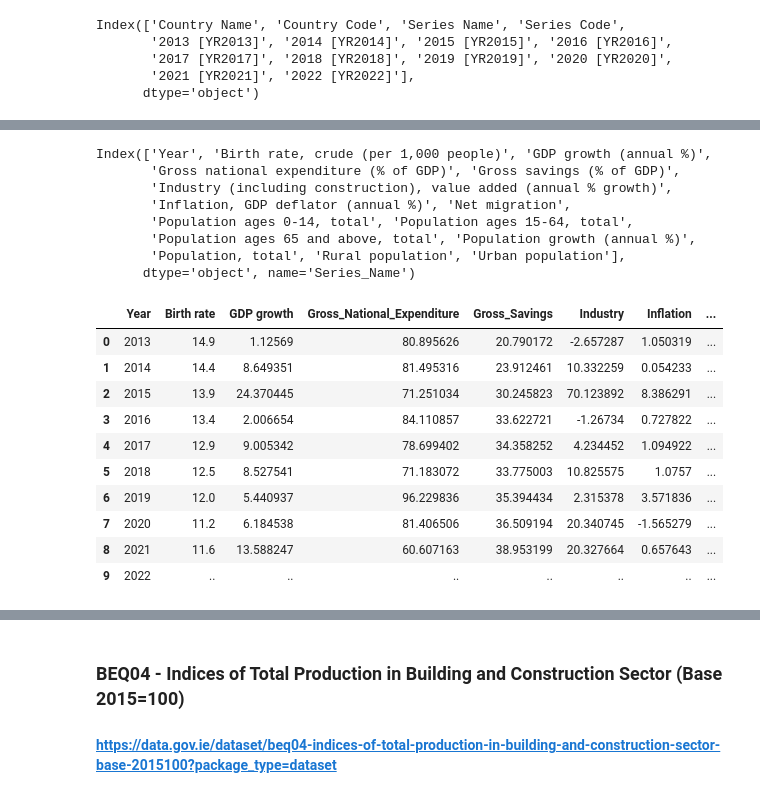
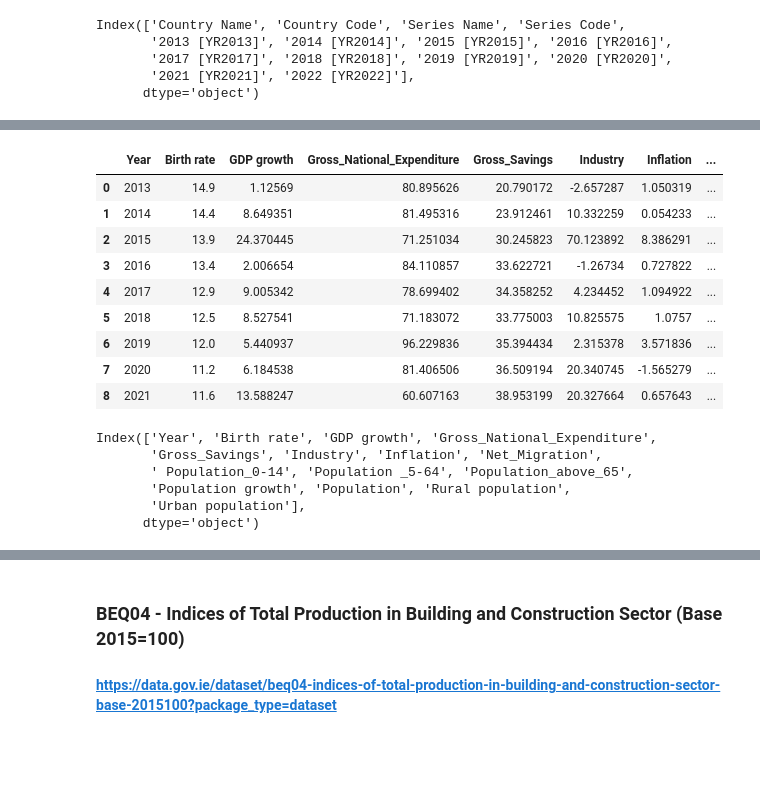
Before and after one commit to aytenkermencct/assesment_cct, a Jupyter notebook: dataPreperation.ipynb, the cells around one changed output, grey strips where cells are left out. Drawn from its saved outputs; the diff is of its cells as text; code cells hidden in the pictures; blank space fills up the shorter version.

```diff
--- a/dataPreperation.ipynb
+++ b/dataPreperation.ipynb
@@ -246,31 +248,32 @@ df_pivot
 | 7 | 2020 | 11.2 | 6.184538 | 81.406506 | 36.509194 | ... |
 | 8 | 2021 | 11.6 | 13.588247 | 60.607163 | 38.953199 | ... |
 | 9 | 2022 | .. | .. | .. | .. | ... |
+# %%
+df_pivot.drop(9, inplace=True)
+df_pivot
+# %% [output]
+|  | Year | Birth rate | GDP growth | Gross_National_Expenditure | Gross_Savings | Industry | Inflation | ... |
+| 0 | 2013 | 14.9 | 1.12569 | 80.895626 | 20.790172 | -2.657287 | 1.050319 | ... |
+| 1 | 2014 | 14.4 | 8.649351 | 81.495316 | 23.912461 | 10.332259 | 0.054233 | ... |
+| 2 | 2015 | 13.9 | 24.370445 | 71.251034 | 30.245823 | 70.123892 | 8.386291 | ... |
+| 3 | 2016 | 13.4 | 2.006654 | 84.110857 | 33.622721 | -1.26734 | 0.727822 | ... |
+| 4 | 2017 | 12.9 | 9.005342 | 78.699402 | 34.358252 | 4.234452 | 1.094922 | ... |
+| 5 | 2018 | 12.5 | 8.527541 | 71.183072 | 33.775003 | 10.825575 | 1.0757 | ... |
+| 6 | 2019 | 12.0 | 5.440937 | 96.229836 | 35.394434 | 2.315378 | 3.571836 | ... |
+| 7 | 2020 | 11.2 | 6.184538 | 81.406506 | 36.509194 | 20.340745 | -1.565279 | ... |
+| 8 | 2021 | 11.6 | 13.588247 | 60.607163 | 38.953199 | 20.327664 | 0.657643 | ... |
 # %%
 df_pivot.columns
 # %% [output]
-Index(['Year', 'Birth rate, crude (per 1,000 people)', 'GDP growth (annual %)',
-       'Gross national expenditure (% of GDP)', 'Gross savings (% of GDP)',
-       'Industry (including construction), value added (annual % growth)',
-       'Inflation, GDP deflator (annual %)', 'Net migration',
-       'Population ages 0-14, total', 'Population ages 15-64, total',
-       'Population ages 65 and above, total', 'Population growth (annual %)',
-       'Population, total', 'Rural population', 'Urban population'],
-      dtype='object', name='Series_Name')
+Index(['Year', 'Birth rate', 'GDP growth', 'Gross_National_Expenditure',
+       'Gross_Savings', 'Industry', 'Inflation', 'Net_Migration',
+       ' Population_0-14', 'Population _5-64', 'Population_above_65',
+       'Population growth', 'Population', 'Rural population',
+       'Urban population'],
+      dtype='object')
 # %%
 cols_new=['Year','Birth rate', 'GDP growth', 'Gross_National_Expenditure', 'Gross_Savings', 'Industry', 'Inflation', 'Net_Migration', ' Population_0-14',
             'Population _5-64', 'Population_above_65', 'Population growth', 'Population', 'Rural population', 'Urban population']
 df_pivot.columns=cols_new
-df_pivot
+df_pivot[cols_new]=df_pivot[cols_new].astype(float)
+df_pivot['Year']=df_pivot['Year'].astype(int)
-# %% [output]
-|  | Year | Birth rate | GDP growth | Gross_National_Expenditure | Gross_Savings | Industry | Inflation | ... |
-| 0 | 2013 | 14.9 | 1.12569 | 80.895626 | 20.790172 | -2.657287 | 1.050319 | ... |
-| 1 | 2014 | 14.4 | 8.649351 | 81.495316 | 23.912461 | 10.332259 | 0.054233 | ... |
-| 2 | 2015 | 13.9 | 24.370445 | 71.251034 | 30.245823 | 70.123892 | 8.386291 | ... |
-| 3 | 2016 | 13.4 | 2.006654 | 84.110857 | 33.622721 | -1.26734 | 0.727822 | ... |
-| 4 | 2017 | 12.9 | 9.005342 | 78.699402 | 34.358252 | 4.234452 | 1.094922 | ... |
-| 5 | 2018 | 12.5 | 8.527541 | 71.183072 | 33.775003 | 10.825575 | 1.0757 | ... |
-| 6 | 2019 | 12.0 | 5.440937 | 96.229836 | 35.394434 | 2.315378 | 3.571836 | ... |
-| 7 | 2020 | 11.2 | 6.184538 | 81.406506 | 36.509194 | 20.340745 | -1.565279 | ... |
-| 8 | 2021 | 11.6 | 13.588247 | 60.607163 | 38.953199 | 20.327664 | 0.657643 | ... |
-| 9 | 2022 | .. | .. | .. | .. | .. | .. | ... |
```
Also changed, not shown: parts of 9 cells of this notebook.
